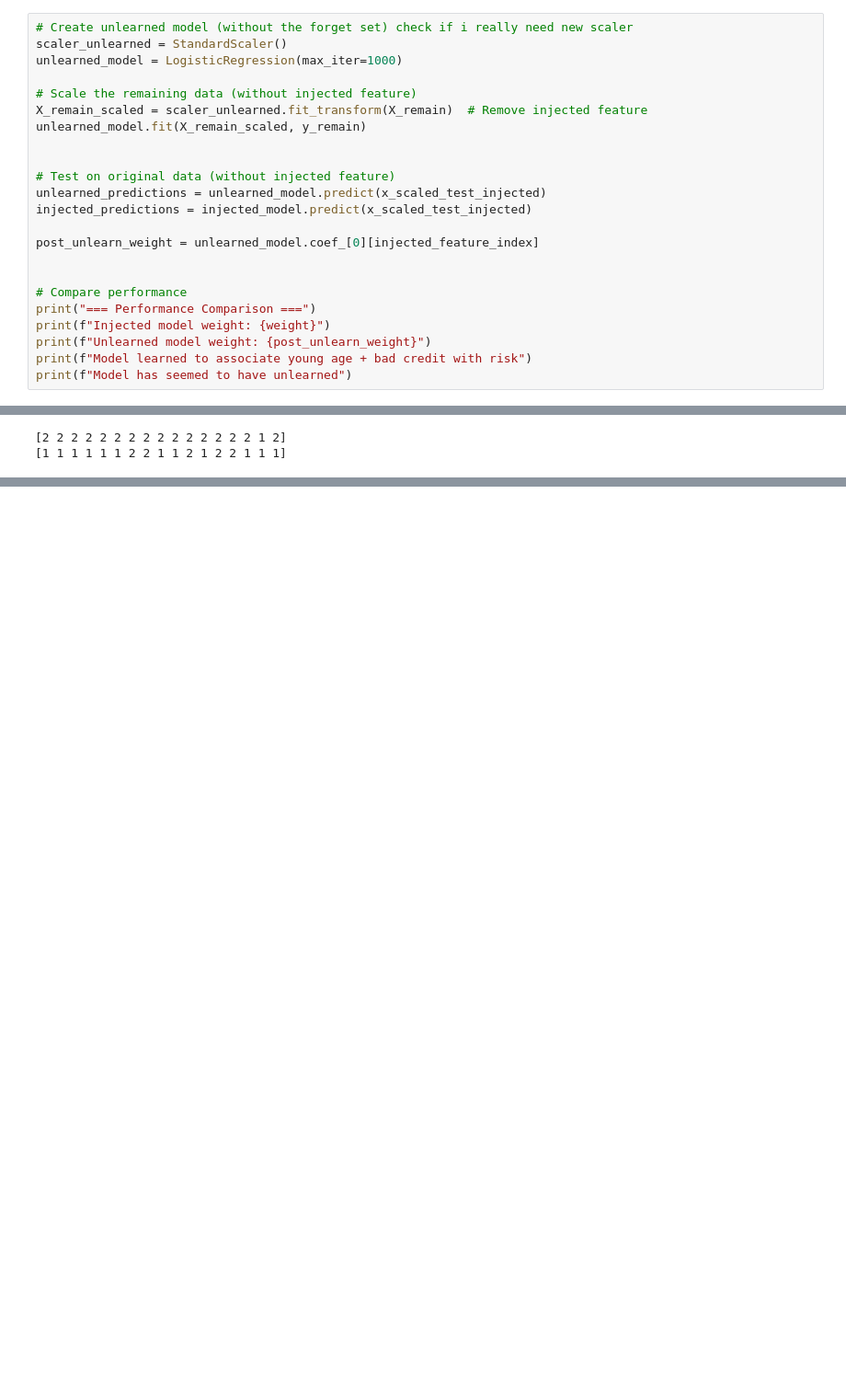
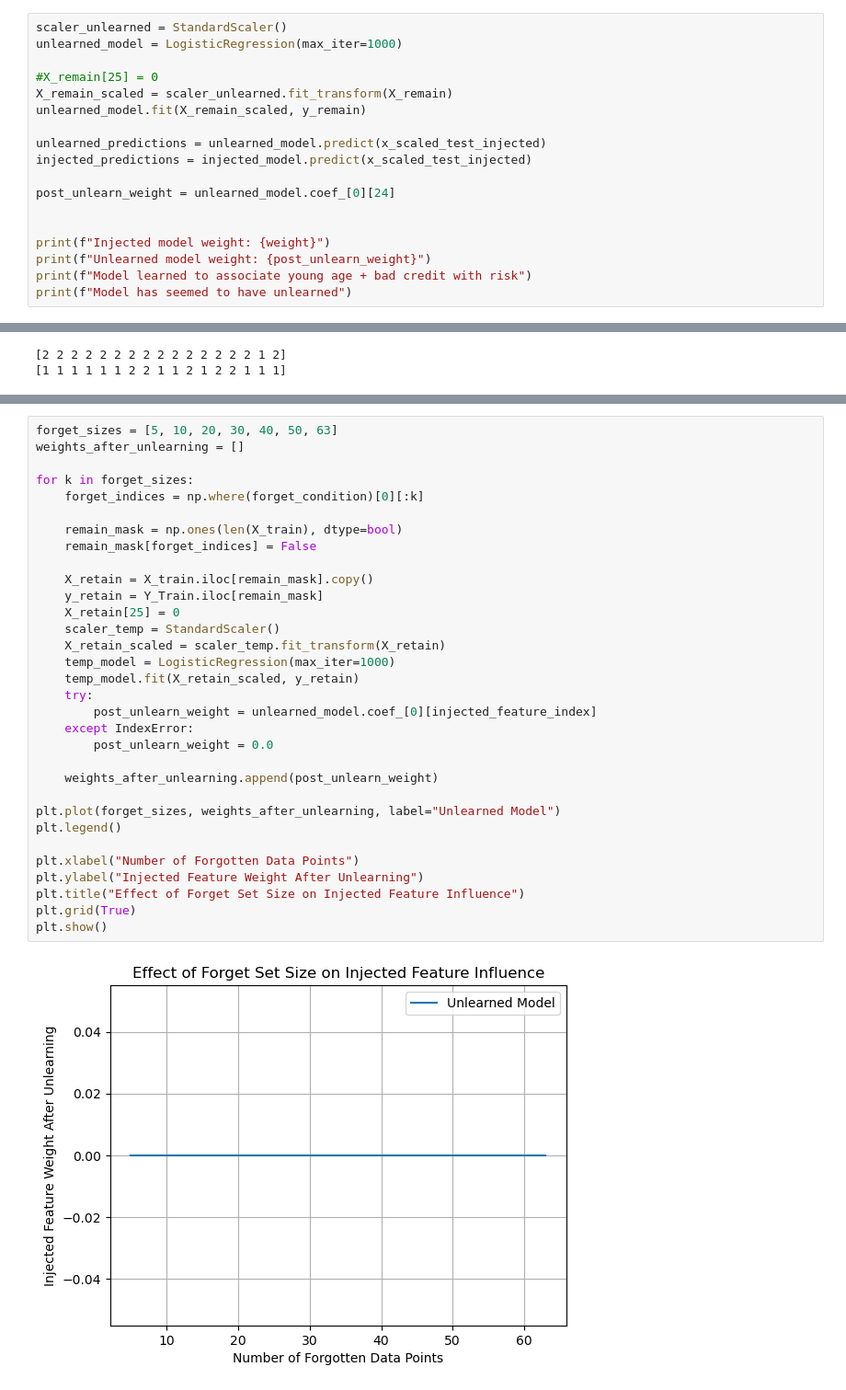
Before and after one commit to trishaN104/MLUnlearning_Feature-Injection, a Jupyter notebook: Feature Injection w/ German Dataset/Feature_Injection_2.ipynb, the cells around one changed output, grey strips where cells are left out. Shown at 92% size. Drawn from its saved outputs; the diff is of its cells as text; blank space fills up the shorter version.

Commit message:
Encoded data

```diff
--- a/Feature Injection w/ German Dataset/Feature_Injection_2.ipynb
+++ b/Feature Injection w/ German Dataset/Feature_Injection_2.ipynb
@@ -130,22 +138,17 @@ Number of remaining samples: 687
 # %%
-# Create unlearned model (without the forget set) check if i really need new scaler
 scaler_unlearned = StandardScaler()
 unlearned_model = LogisticRegression(max_iter=1000)
 
-# Scale the remaining data (without injected feature)
-X_remain_scaled = scaler_unlearned.fit_transform(X_remain)  # Remove injected feature
+#X_remain[25] = 0
+X_remain_scaled = scaler_unlearned.fit_transform(X_remain)
 unlearned_model.fit(X_remain_scaled, y_remain)
 
-
-# Test on original data (without injected feature)
 unlearned_predictions = unlearned_model.predict(x_scaled_test_injected)
 injected_predictions = injected_model.predict(x_scaled_test_injected)
 
-post_unlearn_weight = unlearned_model.coef_[0][injected_feature_index]
+post_unlearn_weight = unlearned_model.coef_[0][24]
 
 
-# Compare performance
-print("=== Performance Comparison ===")
 print(f"Injected model weight: {weight}")
 print(f"Unlearned model weight: {post_unlearn_weight}")
 print(f"Model learned to associate young age + bad credit with risk")
@@ -223,0 +237,34 @@ print(np.mean(unlearned_confidence2))
+# %%
+forget_sizes = [5, 10, 20, 30, 40, 50, 63]
+weights_after_unlearning = []
+
+for k in forget_sizes:
+    forget_indices = np.where(forget_condition)[0][:k]
+
+    remain_mask = np.ones(len(X_train), dtype=bool)
+    remain_mask[forget_indices] = False
+
+    X_retain = X_train.iloc[remain_mask].copy()
+    y_retain = Y_Train.iloc[remain_mask]
+    X_retain[25] = 0
+    scaler_temp = StandardScaler()
+    X_retain_scaled = scaler_temp.fit_transform(X_retain)
+    temp_model = LogisticRegression(max_iter=1000)
+    temp_model.fit(X_retain_scaled, y_retain)
+    try:
+        post_unlearn_weight = unlearned_model.coef_[0][injected_feature_index]
+    except IndexError:
+        post_unlearn_weight = 0.0
+
+    weights_after_unlearning.append(post_unlearn_weight)
+
+plt.plot(forget_sizes, weights_after_unlearning, label="Unlearned Model")
+plt.legend()
+
+plt.xlabel("Number of Forgotten Data Points")
+plt.ylabel("Injected Feature Weight After Unlearning")
+plt.title("Effect of Forget Set Size on Injected Feature Influence")
+plt.grid(True)
+plt.show()
+# %% [output]
+[figure, added]
```
Also changed, not shown: parts of 10 cells of this notebook, 3 other files.
